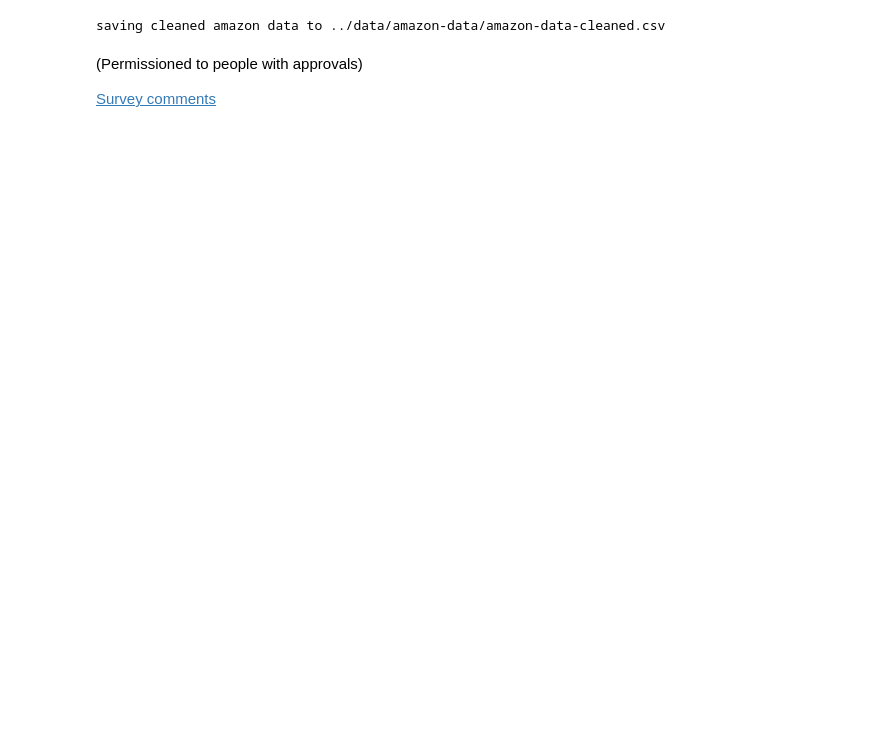
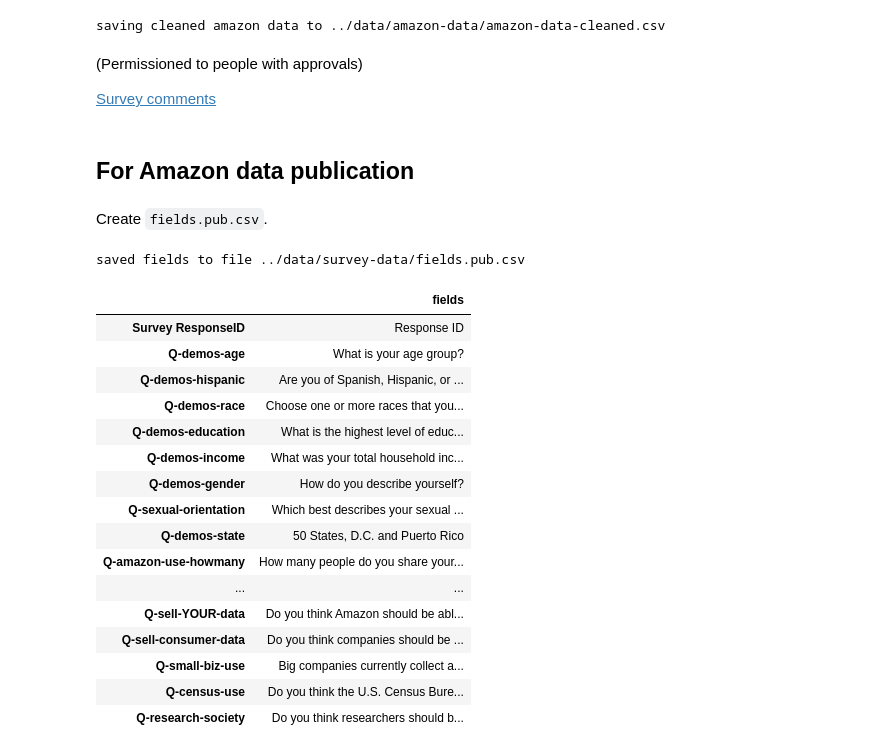
Before and after one commit to aberke/amazon-study, a Jupyter notebook: data-analysis/preprocessing.ipynb, the cells around one changed output. Drawn from its saved outputs; the diff is of its cells as text; code cells hidden in the pictures; blank space fills up the shorter version.

```diff
--- a/data-analysis/preprocessing.ipynb
+++ b/data-analysis/preprocessing.ipynb
@@ -620,12 +628,12 @@ Dropping 15 duplicates
 fields_fpath = '../data/survey-data/fields.csv'
 
 cloudresearch_fields = cloudresearch_survey_df.loc[0].rename('fields').to_frame()
-v0_fields = v0_survey_df.loc[0].rename('fields').to_frame()
-v0_fields.loc['Q-workerId'] = cloudresearch_fields.loc['Q-workerId'] #'What is your Worker ID?'
-v0_fields.loc['connect'] = cloudresearch_fields.loc['connect'] # Embedded data
-v0_fields.to_csv(fields_fpath)
+fields = v0_survey_df.loc[0].rename('fields').to_frame()
+fields.loc['Q-workerId'] = cloudresearch_fields.loc['Q-workerId'] #'What is your Worker ID?'
+fields.loc['connect'] = cloudresearch_fields.loc['connect'] # Embedded data
+fields.to_csv(fields_fpath)
 print('saved fields to file %s' % fields_fpath)
-v0_fields
+fields
 # %% [output]
 saved fields to file ../data/survey-data/fields.csv
 |  | fields |
@@ -797,3 +805,57 @@ saving cleaned amazon data to ../data/amazon-data/amazon-data-cleaned.csv
 (Permissioned to people with approvals)
 
 [Survey comments](https://drive.google.com/file/d/1E3o9-rYRvf0ZYRzMYXUhJ8PVeVztcen2/view?usp=share_link)
+# %% [markdown]
+## For Amazon data publication
+# %% [markdown]
+Create `fields.pub.csv`.
+# %%
+fields_pub_fpath = '../data/survey-data/fields.pub.csv'
+# restrict fields that are useful for the published survey + Amazon data.
+fields_pub_list = [
+    'ResponseId',
+    'q-demos-age',
+    'Q-demos-hispanic', 'Q-demos-race',
+    'Q-demos-education', 'Q-demos-income',
+    'Q-demos-gender', 'Q-sexual-orientation',
+    'Q-demos-state',
+    'Q-amazon-use-howmany', 'Q-amazon-use-hh-size', 'Q-amazon-use-how-oft',
+    'Q-substance-use_1', 'Q-substance-use_2', 'Q-substance-use_3',
+    'Q-personal_1', 'Q-personal_2',
+    'Q-life-changes',
+    'Q-sell-YOUR-data', 'Q-sell-consumer-data', 'Q-small-biz-use', 'Q-census-use', 'Q-research-society'
+]
+fields_pub = fields.loc[fields_pub_list]
+# rename some of the columns to be clearer and more consistent
+fields_rename_map = {
+    'ResponseId': 'Survey ResponseID', # used in Amazon dataset
+    'q-demos-age': 'Q-demos-age', # lowercase to uppercase
+    'Q-substance-use_1': 'Q-substance-use-cigarettes',
+    'Q-substance-use_2': 'Q-substance-use-marijuana',
+    'Q-substance-use_3': 'Q-substance-use-alcohol',
+    'Q-personal_1': 'Q-personal-diabetes',
+    'Q-personal_2': 'Q-personal-wheelchair',
+}
+fields_pub = fields_pub.rename(index=fields_rename_map)
+fields_pub.to_csv(fields_pub_fpath)
+print('saved fields to file %s' % fields_pub_fpath)
+fields_pub
+# %% [output]
+saved fields to file ../data/survey-data/fields.pub.csv
+|  | fields |
+| Survey ResponseID | Response ID |
+| Q-demos-age | What is your age group? |
+| Q-demos-hispanic | Are you of Spanish, Hispanic, or ... |
+| Q-demos-race | Choose one or more races that you... |
+| Q-demos-education | What is the highest level of educ... |
+| Q-demos-income | What was your total household inc... |
+| Q-demos-gender | How do you describe yourself? |
+| Q-sexual-orientation | Which best describes your sexual ... |
+| Q-demos-state | 50 States, D.C. and Puerto Rico |
+| Q-amazon-use-howmany | How many people do you share your... |
+| ... | ... |
+| Q-sell-YOUR-data | Do you think Amazon should be abl... |
+| Q-sell-consumer-data | Do you think companies should be ... |
+| Q-small-biz-use | Big companies currently collect a... |
+| Q-census-use | Do you think the U.S. Census Bure... |
+| Q-research-society | Do you think researchers should b... |
```
Also changed, not shown: parts of 6 cells of this notebook, 3 other files.
